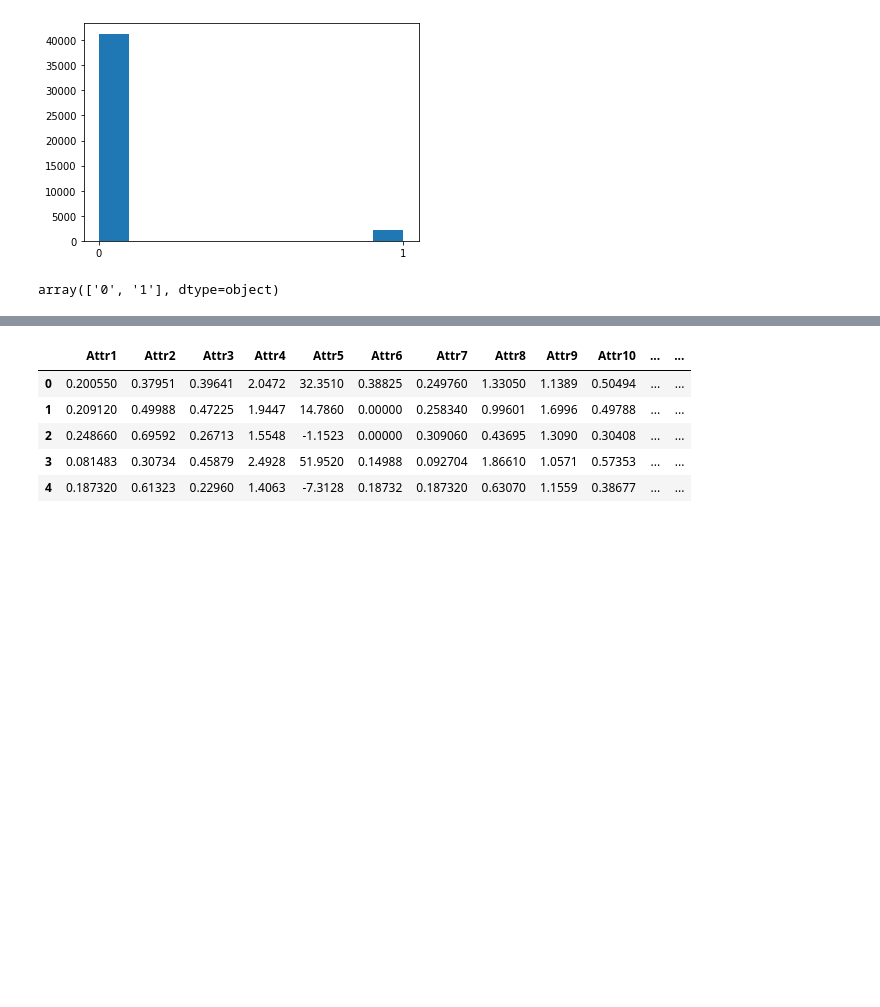
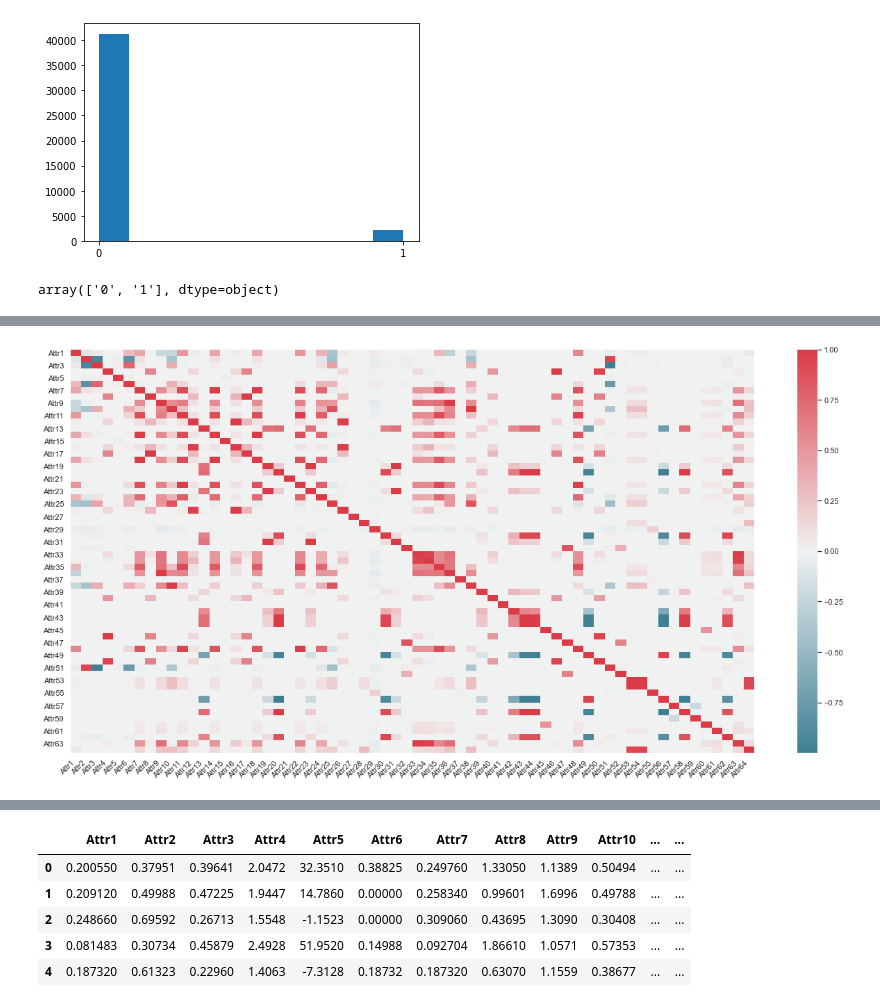
Before and after one commit to bSharpCyclist/MSDS-7333-QTW, a Jupyter notebook: Fabio_Case_4 copy.ipynb, the cells around one changed output, grey strips where cells are left out. Drawn from its saved outputs; the diff is of its cells as text; code cells hidden in the pictures; blank space fills up the shorter version.

Commit message:
check correlations

```diff
--- a/Fabio_Case_4 copy.ipynb
+++ b/Fabio_Case_4 copy.ipynb
@@ -183,3 +183,15 @@ df['class'] = df['class'].map(class_dict)
 df['class'].unique()
 # %% [output]
 array(['0', '1'], dtype=object)
+# %%
+%%time
+#Check all correlations
+cmap = sns.diverging_palette(220, 10, as_cmap=True) # one of the many color mappings
+
+# show the heatmap
+sns.set(style="darkgrid") # one of the many styles to plot using
+f, ax = plt.subplots(figsize=(18, 9))
+chart=sns.heatmap(df.corr(), cmap=cmap, annot=False)
+chart.set_xticklabels(ax.get_xticklabels(), rotation=45, horizontalalignment='right')
+f.tight_layout()
+# %% [output]
@@ -185,0 +200 @@ array(['0', '1'], dtype=object)
+[figure, added]
```
Also changed, not shown: parts of 2 cells of this notebook.
